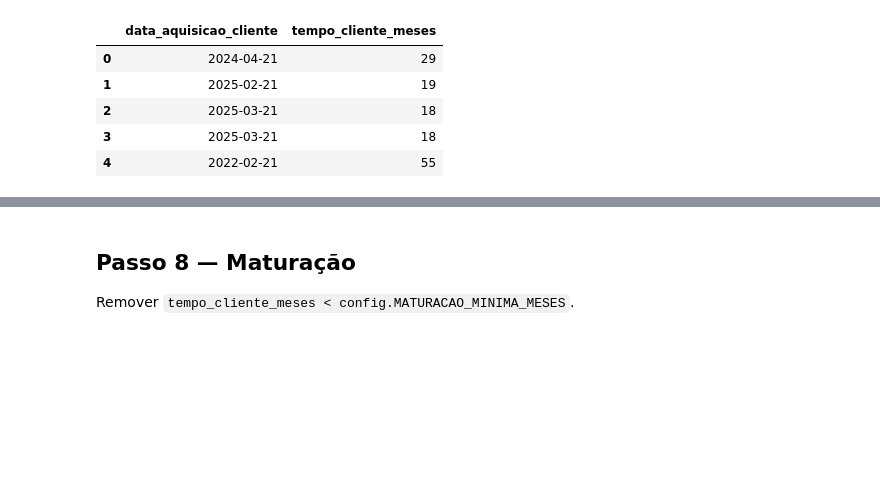
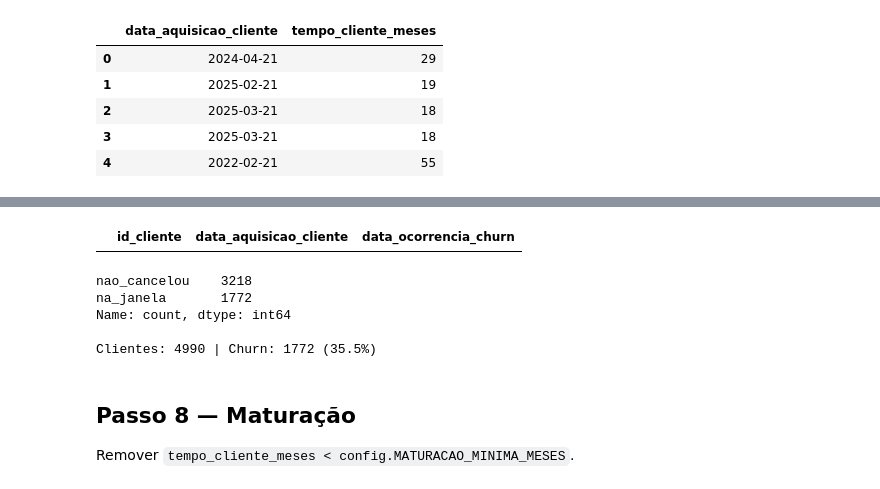
Before and after one commit to Gagdm/previsao_de_evasao_de_clientes, a Jupyter notebook: notebooks/01_limpeza_e_consolidacao.ipynb, the cells around one changed output, grey strips where cells are left out. Drawn from its saved outputs; the diff is of its cells as text; code cells hidden in the pictures; blank space fills up the shorter version.

Commit message:
feat(limpeza): cria rótulo churn e remove cancelamentos inconsistentes

```diff
--- a/notebooks/01_limpeza_e_consolidacao.ipynb
+++ b/notebooks/01_limpeza_e_consolidacao.ipynb
@@ -549,3 +556,43 @@ Name: tempo_cliente_meses, dtype: float64
+# %%
+cancelamento_bruto = pd.to_datetime(df["data_ocorrencia_churn"], format="%d/%m/%Y")
+df.loc[cancelamento_bruto < df["data_aquisicao_cliente"],
+       ["id_cliente", "data_aquisicao_cliente", "data_ocorrencia_churn"]]
+# %% [output]
+|  | id_cliente | data_aquisicao_cliente | data_ocorrencia_churn |
+# %%
+cancelamento = pd.to_datetime(df["data_ocorrencia_churn"], format="%d/%m/%Y")
+
+situacao = pd.Series(np.select(
+    [
+        cancelamento.isna(),
+        cancelamento < df["data_aquisicao_cliente"],
+        cancelamento <= config.DATA_CORTE,
+        cancelamento <= config.FIM_JANELA,
+    ],
+    ["nao_cancelou", "antes_da_aquisicao", "antes_do_corte", "na_janela"],
+    default="depois_da_janela",
+), index=df.index)
+
+print(situacao.value_counts(), "\n")
+
+invalidos = situacao.isin(["antes_da_aquisicao", "antes_do_corte"])
+log_correcoes.append({
+    "etapa": "8. Rótulo churn",
+    "descricao": "cancelamento antes da aquisição ou do corte: cliente removido",
+    "linhas_afetadas": int(invalidos.sum()),
+})
+
+df["churn"] = (situacao == "na_janela").astype(int)
+df = df.loc[~invalidos].reset_index(drop=True)
+
+assert df["churn"].isin([0, 1]).all(), "churn tem valores diferentes de 0 e 1"
+print(f"Clientes: {len(df)} | Churn: {df['churn'].sum()} ({df['churn'].mean():.1%})")
+# %% [output]
+nao_cancelou    3218
+na_janela       1772
+Name: count, dtype: int64
+
+Clientes: 4990 | Churn: 1772 (35.5%)
 # %% [markdown]
 ## Passo 8 — Maturação
 
```
Also changed, not shown: parts of 3 cells of this notebook.
